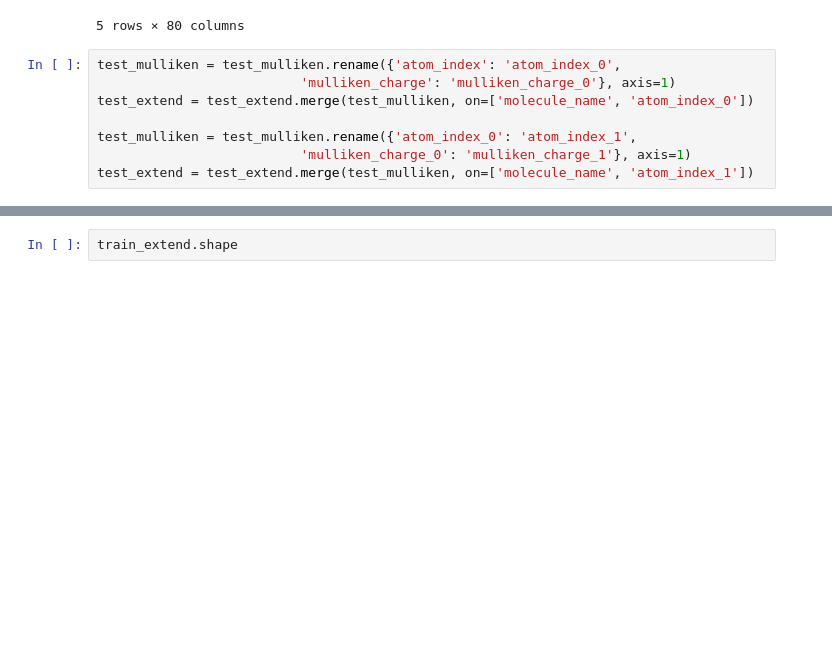
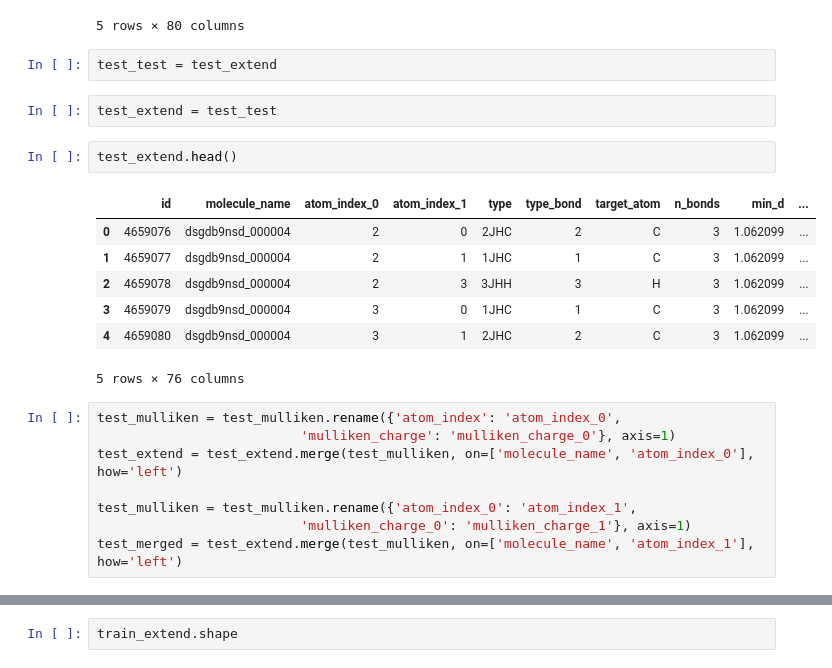
Before and after one commit to tram-tr/predicting-molecular-properties, a Jupyter notebook: feature_engineering.ipynb, the cells around one changed output, grey strips where cells are left out. Cells and saved outputs as stored; diff of their text form; blank space fills up the shorter version.

```diff
--- a/feature_engineering.ipynb
+++ b/feature_engineering.ipynb
@@ -773,11 +785,25 @@ train_extend.head()
 | 3 | 9 | dsgdb9nsd_000001 | 4 | 0 | 1JHC | 84.8095 | 1 | ... |
 | 4 | 1 | dsgdb9nsd_000001 | 1 | 2 | 2JHH | -11.2570 | 2 | ... |
 5 rows × 80 columns
+# %%
+test_test = test_extend
+# %%
+test_extend = test_test
+# %%
+test_extend.head()
+# %% [output]
+|  | id | molecule_name | atom_index_0 | atom_index_1 | type | type_bond | target_atom | n_bonds | min_d | ... |
+| 0 | 4659076 | dsgdb9nsd_000004 | 2 | 0 | 2JHC | 2 | C | 3 | 1.062099 | ... |
+| 1 | 4659077 | dsgdb9nsd_000004 | 2 | 1 | 1JHC | 1 | C | 3 | 1.062099 | ... |
+| 2 | 4659078 | dsgdb9nsd_000004 | 2 | 3 | 3JHH | 3 | H | 3 | 1.062099 | ... |
+| 3 | 4659079 | dsgdb9nsd_000004 | 3 | 0 | 1JHC | 1 | C | 3 | 1.062099 | ... |
+| 4 | 4659080 | dsgdb9nsd_000004 | 3 | 1 | 2JHC | 2 | C | 3 | 1.062099 | ... |
+5 rows × 76 columns
 # %%
 test_mulliken = test_mulliken.rename({'atom_index': 'atom_index_0',
                           'mulliken_charge': 'mulliken_charge_0'}, axis=1)
-test_extend = test_extend.merge(test_mulliken, on=['molecule_name', 'atom_index_0'])
+test_extend = test_extend.merge(test_mulliken, on=['molecule_name', 'atom_index_0'], how='left')
 
 test_mulliken = test_mulliken.rename({'atom_index_0': 'atom_index_1',
                           'mulliken_charge_0': 'mulliken_charge_1'}, axis=1)
-test_extend = test_extend.merge(test_mulliken, on=['molecule_name', 'atom_index_1'])
+test_merged = test_extend.merge(test_mulliken, on=['molecule_name', 'atom_index_1'], how='left')
```
Also changed, not shown: parts of 15 cells of this notebook.
